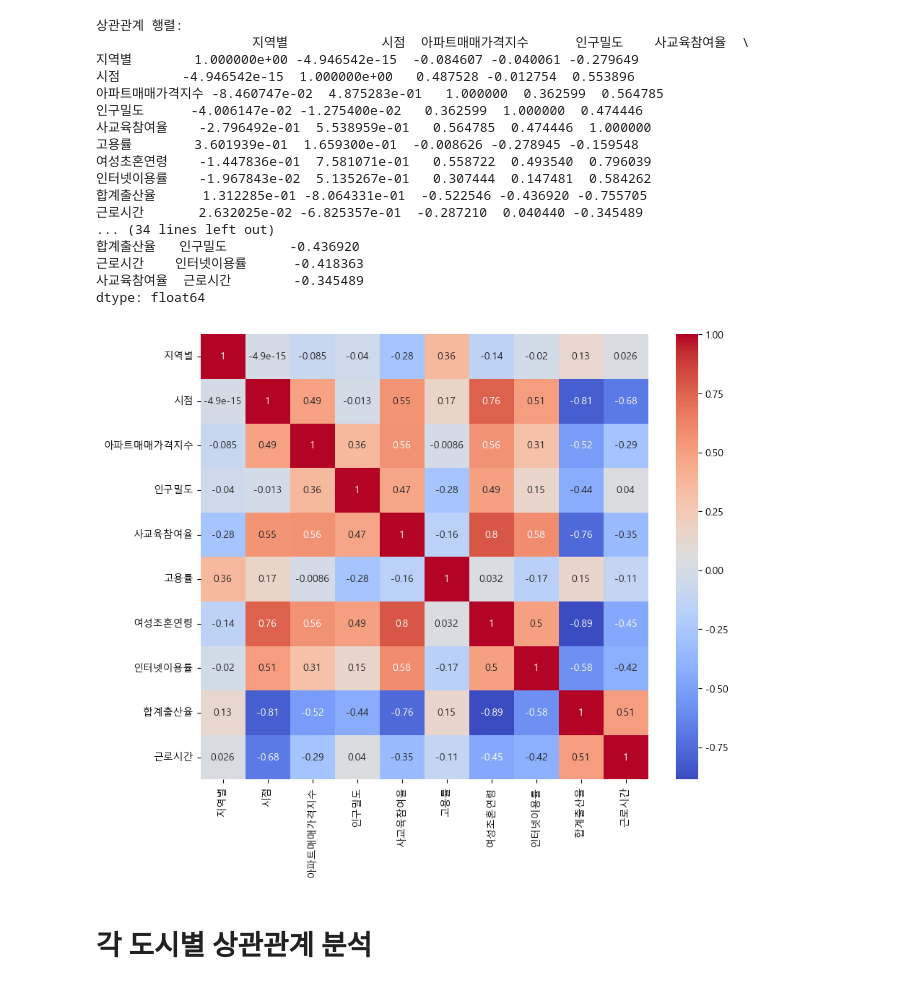
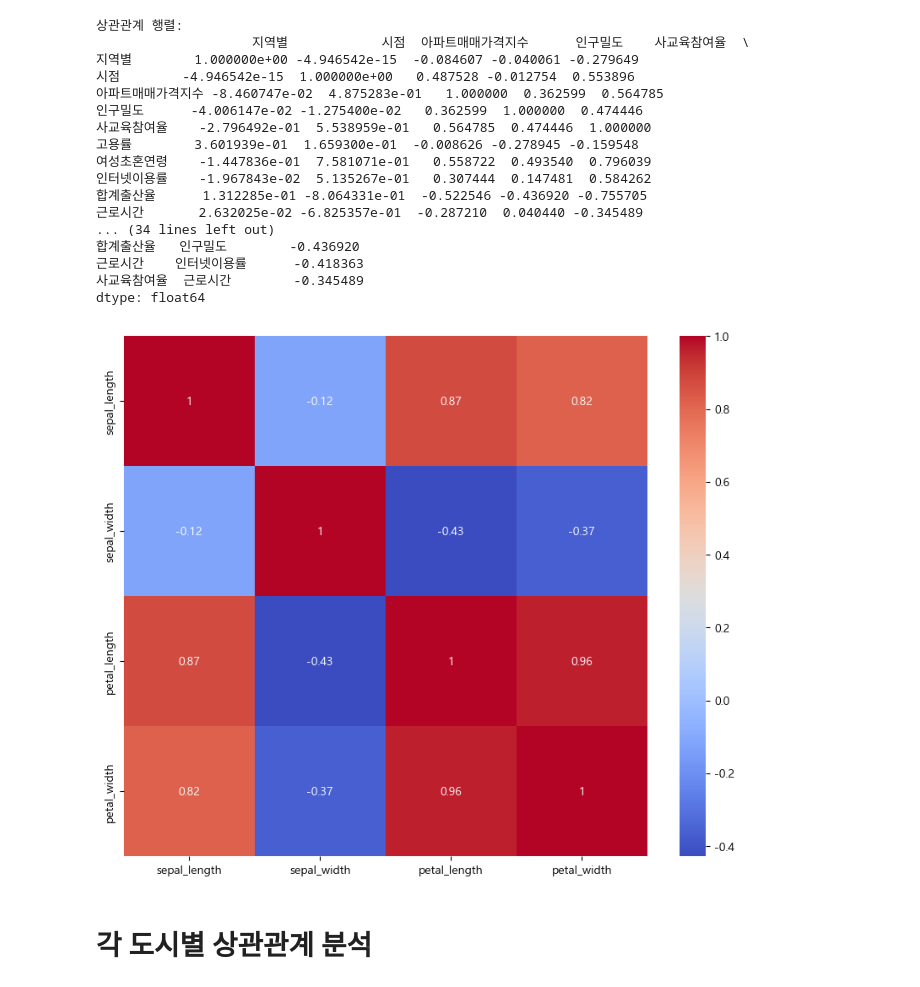
Before and after one commit to gun8217/conda, a Jupyter notebook: project/01. machine learning/project/final_modeling.ipynb, the cells around one changed output. Drawn from its saved outputs; the diff is of its cells as text; code cells hidden in the pictures.

```diff
--- a/project/01. machine learning/project/final_modeling.ipynb
+++ b/project/01. machine learning/project/final_modeling.ipynb
@@ -61,15 +61,32 @@ print(low_corr[low_corr > -1].head(10))
 근로시간    인터넷이용률      -0.418363
 사교육참여율  근로시간        -0.345489
 dtype: float64
-# %%
-import matplotlib.pyplot as plt
-import seaborn as sns
-# 히트맵 작성
-plt.figure(figsize = (10,8))
-sns.heatmap(corr_matrix, annot = True, cmap = 'coolwarm')
-plt.show()
-# %% [output]
-[figure, removed]
+# %%
+import matplotlib.pyplot as plt
+import matplotlib.font_manager as fm
+import seaborn as sns
+import pandas as pd
+import numpy as np
+
+# '맑은 고딕' 폰트 경로
+font_path = r'C:\Windows\Fonts\malgun.ttf'
+font_prop = fm.FontProperties(fname=font_path)
+plt.rcParams['font.family'] = font_prop.get_name()
+
+# 폰트 경고 제거 설정
+plt.rcParams['axes.unicode_minus'] = False
+
+# 예시 데이터 (상관 행렬)
+iris = sns.load_dataset('iris')
+iris_numeric = iris.select_dtypes(include=[np.number])
+corr_matrix = iris_numeric.corr()
+
+# 히트맵 그리기
+plt.figure(figsize=(10, 8))
+sns.heatmap(corr_matrix, annot=True, cmap='coolwarm')
+plt.show()
+# %% [output]
+[figure, added]
 # %% [markdown]
 # 각 도시별 상관관계 분석
 # %%
```
Also changed, not shown: parts of 3 cells of this notebook, 16 other files.
